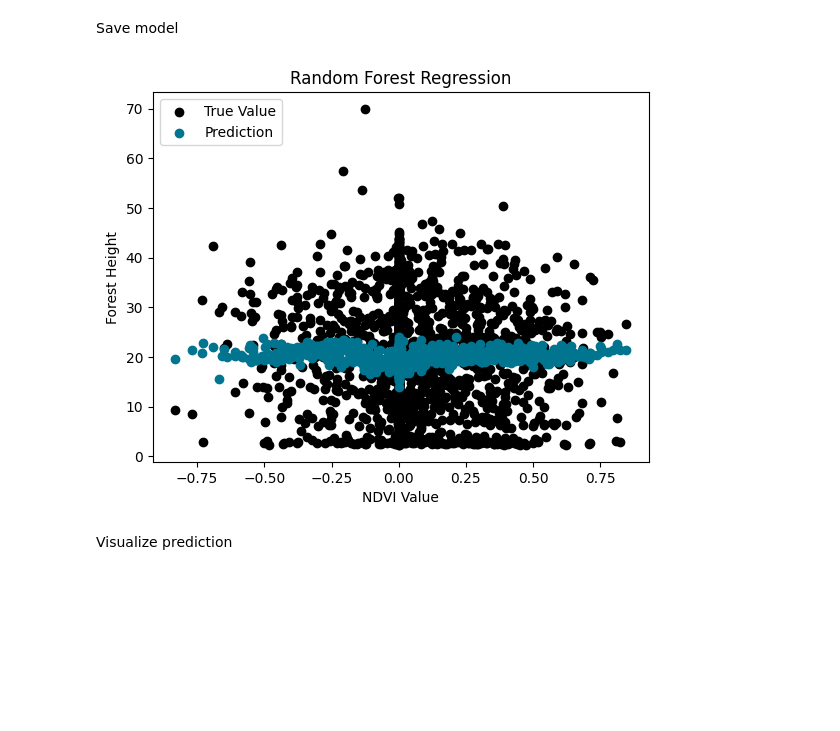
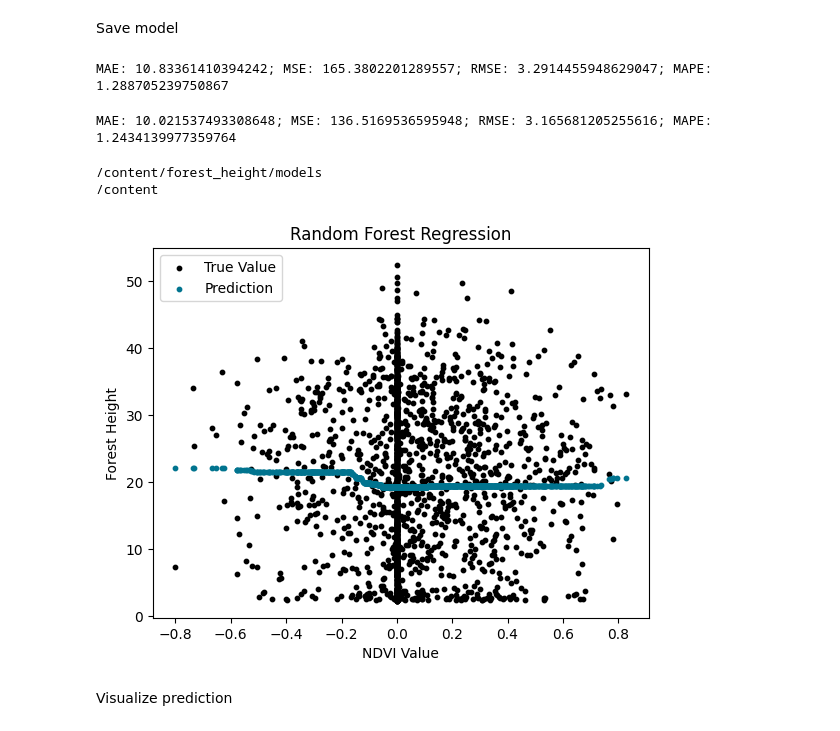
Before and after one commit to lgiesen/forest_height, a Jupyter notebook: notebooks/random_forest.ipynb, the cells around one changed output. Cells and saved outputs as stored; diff of their text form; code cells hidden in the pictures; blank space fills up the shorter version.

```diff
--- a/notebooks/random_forest.ipynb
+++ b/notebooks/random_forest.ipynb
@@ -245,26 +244,52 @@ rf_random.best_params_
  'bootstrap': True}
 # %% [markdown]
 Save model
+# %%
+# initialize model
+rf_random = RandomForestRegressor(random_state=42)
+# train model
+rf_random.fit(X_train, y_train)
+# predict test set
+y_pred = rf_random.predict(X_test)
+mae_color_channels_nvdi, mse_color_channels_nvdi, rmse_color_channels_nvdi, mape_color_channels_nvdi = evaluate_model(y_test, y_pred)
+# %% [output]
+MAE: 10.83361410394242; MSE: 165.3802201289557; RMSE: 3.2914455948629047; MAPE: 1.288705239750867
+# %%
+rf_random = joblib.load("forest_height/models/random_forest_random_search_10.02.joblib")
+# %%
+X_train, y_train, X_test, y_test = load_data("ndvi")
+#reshape
+X_train, X_test = X_train.reshape(-1,1), X_test.reshape(-1,1)
+# predict test set
+y_pred = rf_random.predict(X_test)
+mae_color_channels_nvdi, mse_color_channels_nvdi, rmse_color_channels_nvdi, mape_color_channels_nvdi = evaluate_model(y_test, y_pred)
+# %% [output]
+MAE: 10.021537493308648; MSE: 136.5169536595948; RMSE: 3.165681205255616; MAPE: 1.2434139977359764
 # %%
 import joblib
+%cd forest_height/models
 # save model
-joblib.dump(rf, 'random_forest.joblib')
+joblib.dump(rf_random, f'random_forest_random_search_{round(mae_color_channels_nvdi, 2)}.joblib')
 # load model with:
-# rf = joblib.load("random_forest.joblib")
+%cd ../../
+# rf_random = joblib.load("forest_height/models/random_forest_random_search.joblib")
+# %% [output]
+/content/forest_height/models
+/content
 # %%
 from matplotlib import pyplot as plt
 # only the NDVI channel is plotted on the x-axis
 # because 11-dimensional data cannot be visualized for humans
 fig, ax = plt.subplots()
-plt.scatter(X_test[:,10], y_test, color = 'black')
-plt.scatter(X_test[:,10], y_pred, color = '#01748F')
+plt.scatter(X_test, y_test, 10, color = 'black')
+plt.scatter(X_test, y_pred, 10, color = '#01748F')
 plt.title('Random Forest Regression')
 plt.xlabel('NDVI Value')
 plt.ylabel('Forest Height')
 ax.legend(("True Value", "Prediction"), loc='upper left')
 plt.show()
 # %% [output]
-[figure, old version]
+[figure, new version]
 # %% [markdown]
 Visualize prediction
 # %%
```
Also changed, not shown: parts of 9 cells of this notebook.
